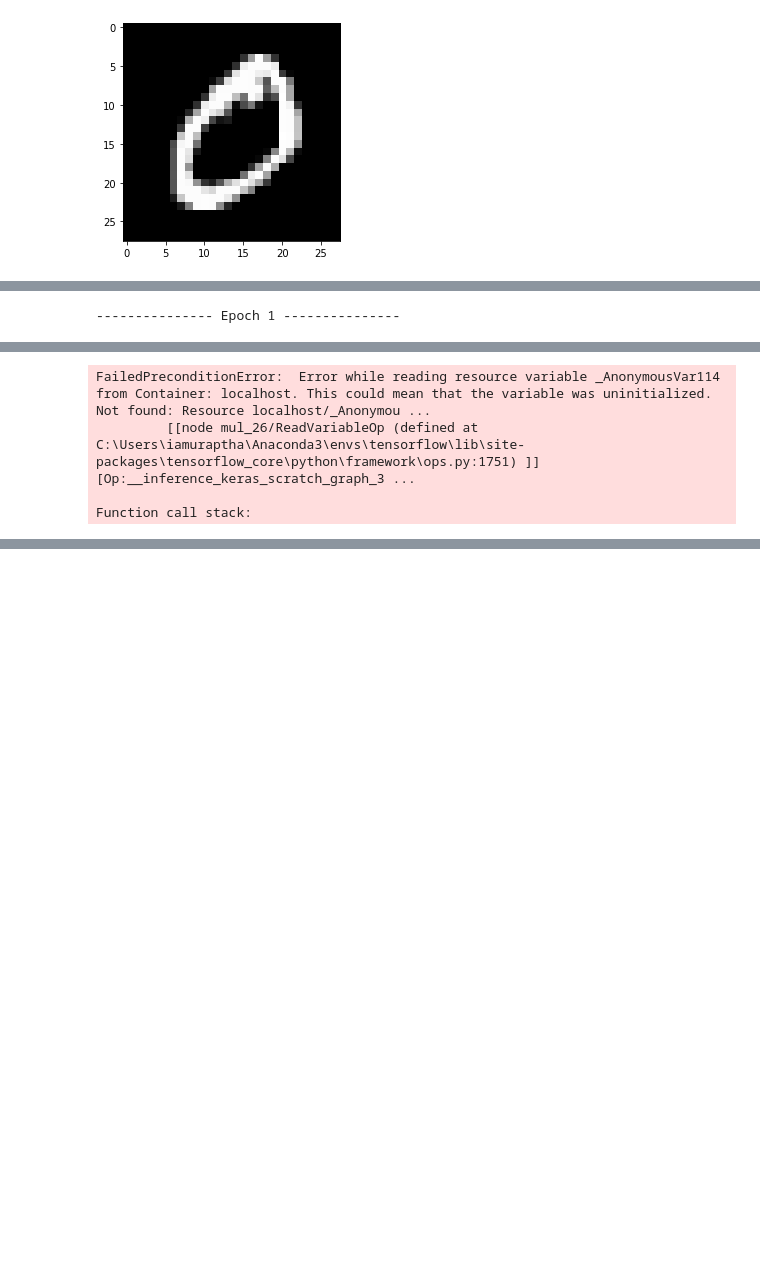
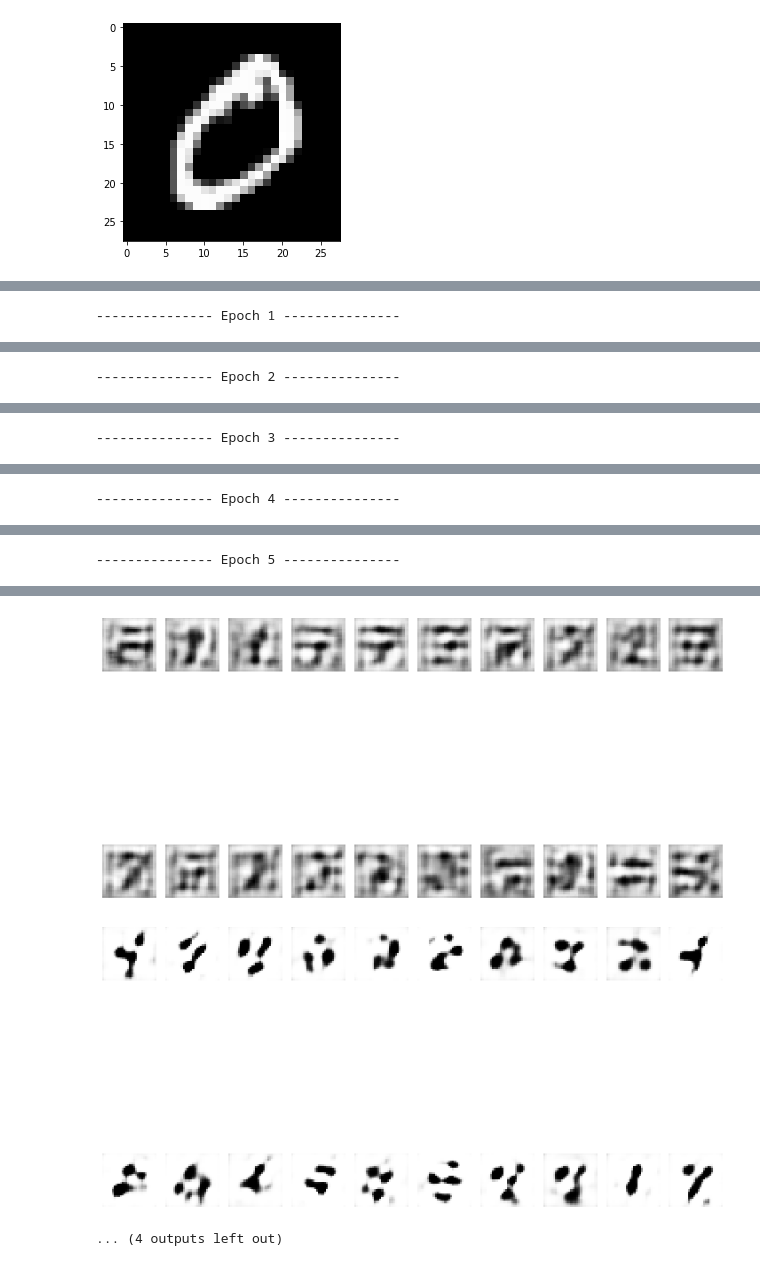
Before and after one commit to apthagowda97/computer_vision_poc, a Jupyter notebook: GAN/dcgan_mnist_keras.ipynb, the cells around one changed output, grey strips where cells are left out. Saved outputs shown, nothing was run; the diff lists cells and outputs as text; code cells hidden in the pictures; blank space fills up the shorter version.

Commit message:
Converted to tensorflow 2.0 and changed keras to tf.keras

```diff
--- a/GAN/dcgan_mnist_keras.ipynb
+++ b/GAN/dcgan_mnist_keras.ipynb
@@ -38,13 +34,13 @@ plt.imshow(img)
 # %%
 X_train = (X_train.astype(np.float32) - 127.5)/127.5
-X_train = X_train[:, np.newaxis, :, :]
+X_train = X_train[:,:,:,np.newaxis]
 # %%
 adam = Adam(lr=0.0002, beta_1=0.5)
 # %%
 generator = Sequential()
 generator.add(Dense(128*7*7, input_dim=latent_dim))
 generator.add(LeakyReLU(0.2))
-generator.add(Reshape((128, 7, 7)))
+generator.add(Reshape(( 7, 7,128)))
 generator.add(UpSampling2D(size=(2,2)))
 generator.add(Conv2D(64, kernel_size=(5, 5), padding='same'))
 generator.add(LeakyReLU(0.2))
@@ -74,7 +70,7 @@ _________________________________________________________________
 # %%
 discriminator = Sequential()
 discriminator.add(Conv2D(64, kernel_size=(5, 5), strides=(2, 2), padding='same',
-                         input_shape=(1, 28, 28), kernel_initializer=initializers.RandomNormal(stddev=0.02)))
+                         input_shape=( 28, 28,1), kernel_initializer=initializers.RandomNormal(stddev=0.02)))
 discriminator.add(LeakyReLU(0.2))
 discriminator.add(Dropout(0.3))
 discriminator.add(Conv2D(128, kernel_size=(5, 5), strides=(2, 2), padding='same'))
@@ -123,14 +136,14 @@ def plotLoss(epoch):
     plt.ylabel('Loss')
     plt.legend()
 # %%
-def plotGeneratedImages(epoch, examples=10, dim=(10, 10), figsize=(10, 10)):
-    noise = np.random.normal(0, 1, size=[examples, latent_dim])
+def plotGeneratedImages(epoch, examples=20, dim=(2, 10), figsize=(10, 10)):
+    noise = np.random.normal(0, 1, size=[examples,latent_dim])
     generatedImages = generator.predict(noise)
 
     plt.figure(figsize=figsize)
     for i in range(generatedImages.shape[0]):
         plt.subplot(dim[0], dim[1], i+1)
-        plt.imshow(generatedImages[i, 0], interpolation='nearest', cmap='gray_r')
+        plt.imshow(generatedImages[i].reshape(28,28), interpolation='nearest', cmap='gray_r')
         plt.axis('off')
     plt.tight_layout()
 # %%
@@ -140,9 +153,8 @@ batchCount = X_train.shape[0] / batchSize
 # %%
 for e in range(1, epochs+1):
     print('-'*15, 'Epoch %d' % e, '-'*15)
-    for i in tqdm(range(int(batchCount))):
-        # Get a random set of input noise and images
-        noise = np.random.normal(0, 1, size=[batchSize, latent_dim])
+    for i in tqdm_notebook(range(int(batchCount))):
+        noise = np.random.normal(0, 1, size=[batchSize,latent_dim])
         imageBatch = X_train[np.random.randint(0, X_train.shape[0], size=batchSize)]
 
         # Generate fake MNIST images
@@ -159,7 +171,7 @@ for e in range(1, epochs+1):
         dloss = discriminator.train_on_batch(X, yDis)
 
         # Train generator
-        noise = np.random.normal(0, 1, size=[batchSize, latent_dim])
+        noise = np.random.normal(0, 1, size=[batchSize,latent_dim])
         yGen = np.ones(batchSize)
         discriminator.trainable = False
         gloss = gan.train_on_batch(noise, yGen)
@@ -167,8 +179,7 @@ for e in range(1, epochs+1):
     dLosses.append(dloss)
     gLosses.append(gloss)
 
-    if e == 1 or e % 5 == 0:
-        plotGeneratedImages(e)
-        plotLoss(e)
+    plotGeneratedImages(e)
+plotLoss(e)
 # %% [output]
 --------------- Epoch 1 ---------------
@@ -175,4 +187 @@ for e in range(1, epochs+1):
-FailedPreconditionError:  Error while reading resource variable _AnonymousVar114 from Container: localhost. This could mean that the variable was uninitialized. Not found: Resource localhost/_Anonymou ...
-         [[node mul_26/ReadVariableOp (defined at C:\Users\iamuraptha\Anaconda3\envs\tensorflow\lib\site-packages\tensorflow_core\python\framework\ops.py:1751) ]] [Op:__inference_keras_scratch_graph_3 ...
-
-Function call stack:
+--------------- Epoch 2 ---------------
@@ -178,0 +189 @@ Function call stack:
+--------------- Epoch 3 ---------------
@@ -178,0 +191 @@ Function call stack:
+--------------- Epoch 4 ---------------
@@ -178,0 +193 @@ Function call stack:
+--------------- Epoch 5 ---------------
@@ -178,0 +195,3 @@ Function call stack:
+[figure, added]
+[figure, added]
+... (4 outputs left out)
```
Also changed, not shown: parts of 12 cells of this notebook.
